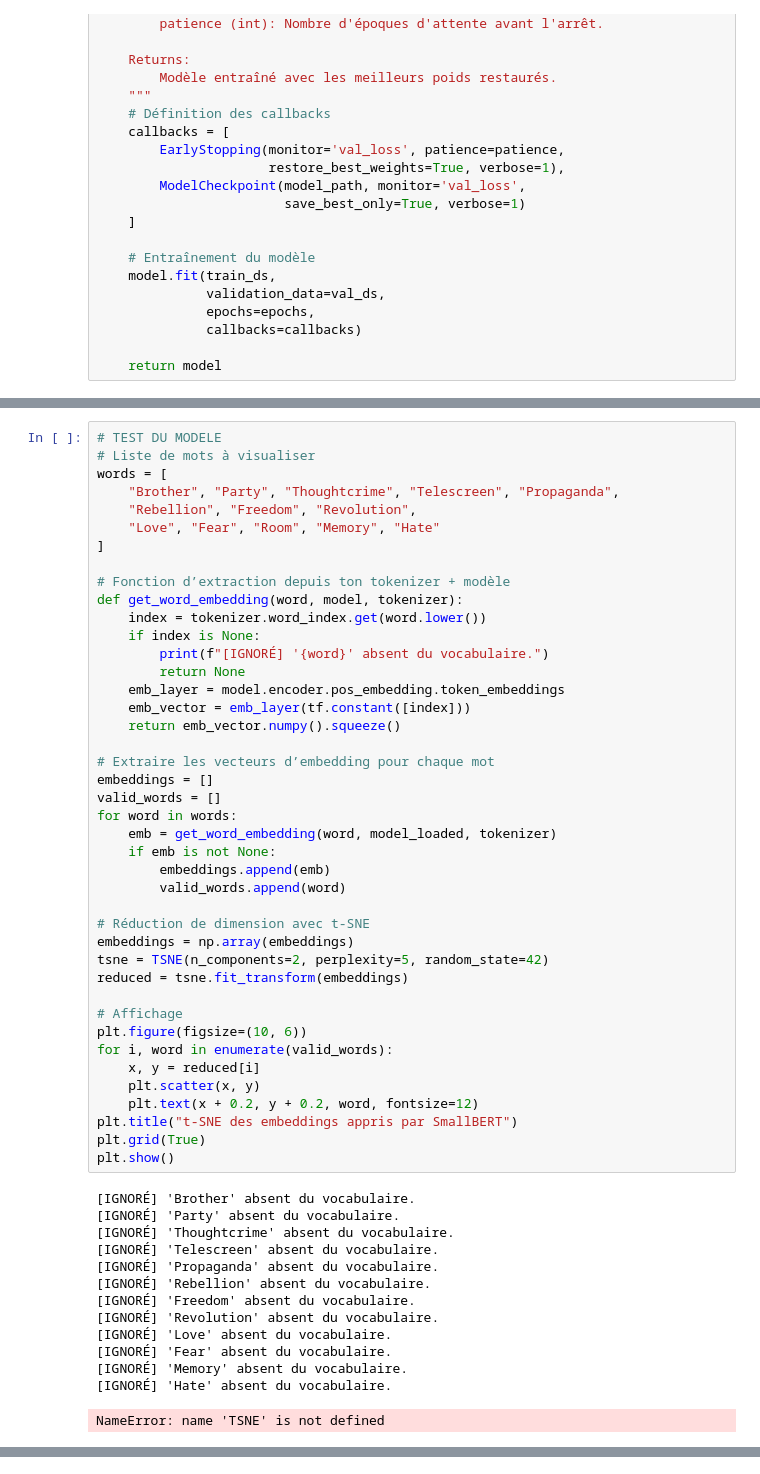
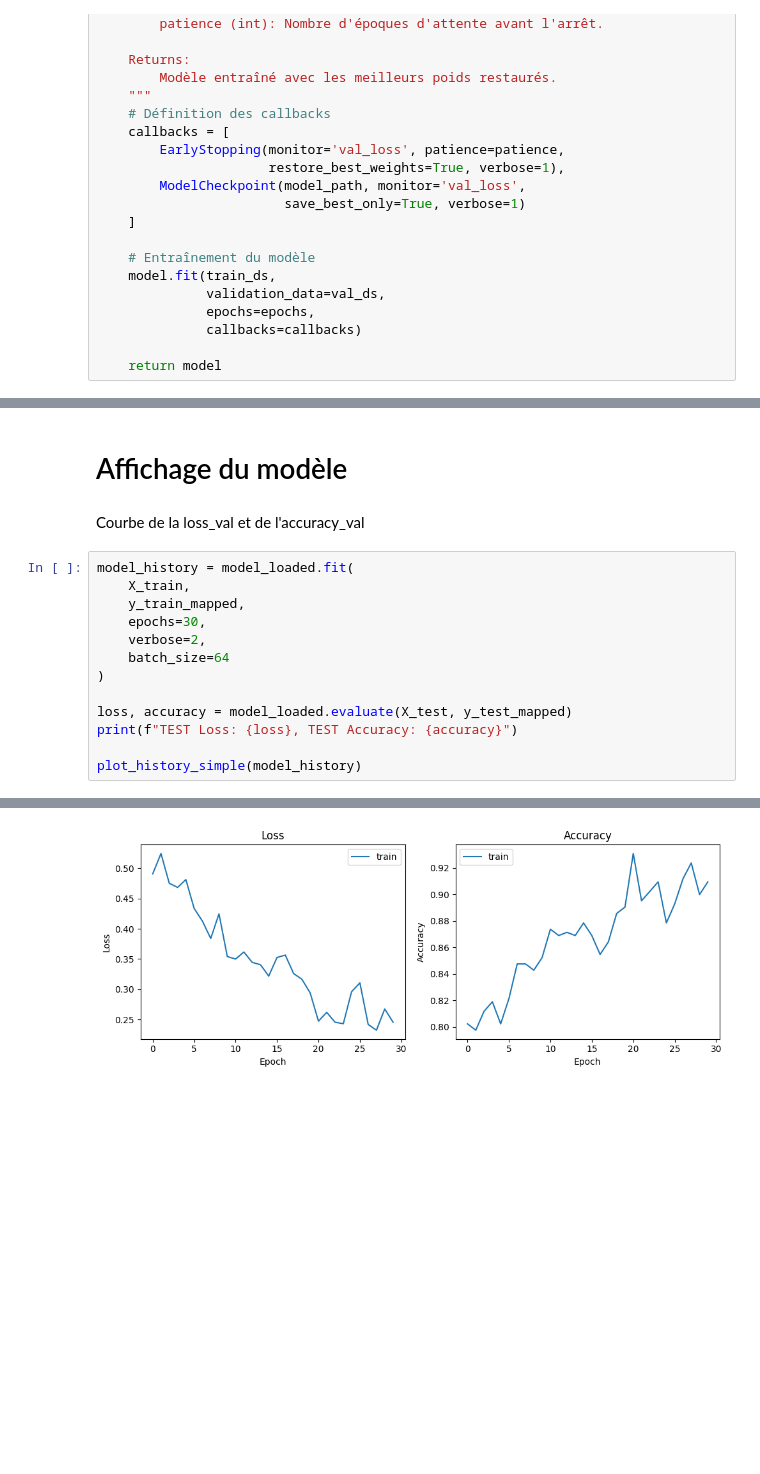
Before and after one commit to LeoQUENETTE/Projet-ML2, a Jupyter notebook: classif_textes.ipynb, the cells around one changed output, grey strips where cells are left out. Cells and saved outputs as stored; diff of their text form; blank space fills up the shorter version.

```diff
--- a/classif_textes.ipynb
+++ b/classif_textes.ipynb
@@ -572,58 +653,20 @@ Epoch 14: val_loss did not improve from 0.94453
 Epoch 14: early stopping
 Restoring model weights from the end of the best epoch: 9.
-# %%
-# TEST DU MODELE
-# Liste de mots à visualiser
-words = [
-    "Brother", "Party", "Thoughtcrime", "Telescreen", "Propaganda",
-    "Rebellion", "Freedom", "Revolution",
-    "Love", "Fear", "Room", "Memory", "Hate"
-]
-
-# Fonction d’extraction depuis ton tokenizer + modèle
-def get_word_embedding(word, model, tokenizer):
-    index = tokenizer.word_index.get(word.lower())
-    if index is None:
-        print(f"[IGNORÉ] '{word}' absent du vocabulaire.")
-        return None
-    emb_layer = model.encoder.pos_embedding.token_embeddings
-    emb_vector = emb_layer(tf.constant([index]))
-    return emb_vector.numpy().squeeze()
-
-# Extraire les vecteurs d’embedding pour chaque mot
-embeddings = []
-valid_words = []
-for word in words:
-    emb = get_word_embedding(word, model_loaded, tokenizer)
-    if emb is not None:
-        embeddings.append(emb)
-        valid_words.append(word)
-
-# Réduction de dimension avec t-SNE
-embeddings = np.array(embeddings)
-tsne = TSNE(n_components=2, perplexity=5, random_state=42)
-reduced = tsne.fit_transform(embeddings)
-
-# Affichage
-plt.figure(figsize=(10, 6))
-for i, word in enumerate(valid_words):
-    x, y = reduced[i]
-    plt.scatter(x, y)
-    plt.text(x + 0.2, y + 0.2, word, fontsize=12)
-plt.title("t-SNE des embeddings appris par SmallBERT")
-plt.grid(True)
-plt.show()
-# %% [output]
-[IGNORÉ] 'Brother' absent du vocabulaire.
-[IGNORÉ] 'Party' absent du vocabulaire.
-[IGNORÉ] 'Thoughtcrime' absent du vocabulaire.
-[IGNORÉ] 'Telescreen' absent du vocabulaire.
-[IGNORÉ] 'Propaganda' absent du vocabulaire.
-[IGNORÉ] 'Rebellion' absent du vocabulaire.
-[IGNORÉ] 'Freedom' absent du vocabulaire.
-[IGNORÉ] 'Revolution' absent du vocabulaire.
-[IGNORÉ] 'Love' absent du vocabulaire.
-[IGNORÉ] 'Fear' absent du vocabulaire.
-[IGNORÉ] 'Memory' absent du vocabulaire.
-[IGNORÉ] 'Hate' absent du vocabulaire.
-NameError: name 'TSNE' is not defined
+# %% [markdown]
+# Affichage du modèle
+# %% [markdown]
+Courbe de la loss_val et de l'accuracy_val
+# %%
+model_history = model_loaded.fit(
+    X_train,
+    y_train_mapped,
+    epochs=30,
+    verbose=2,
+    batch_size=64
+)
+
+loss, accuracy = model_loaded.evaluate(X_test, y_test_mapped)
+print(f"TEST Loss: {loss}, TEST Accuracy: {accuracy}")
+
+plot_history_simple(model_history)
+# %% [output]
@@ -629,0 +690 @@ NameError: name 'TSNE' is not defined
+[figure, added]
```
Also changed, not shown: parts of 12 cells of this notebook.
